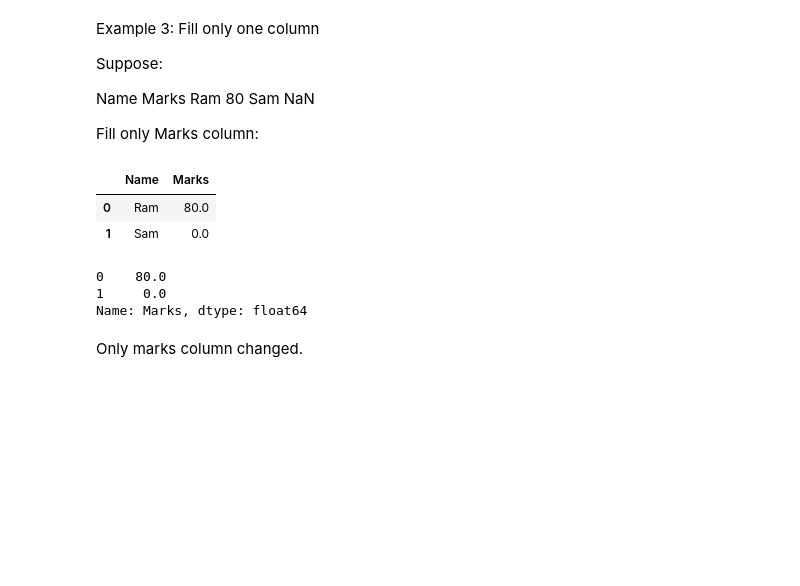
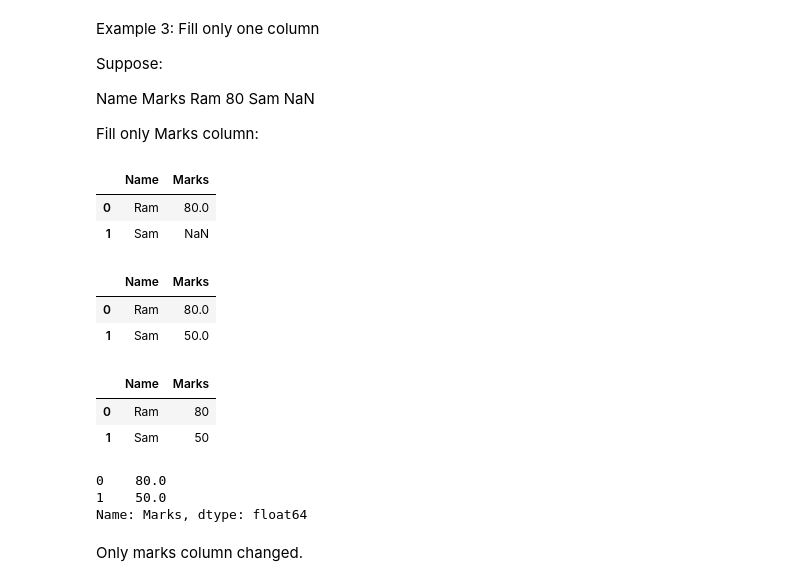
Before and after one commit to narendra-analyst/Pandas, a Jupyter notebook: Introduction to Pandas.ipynb, the cells around one changed output. Drawn from its saved outputs; the diff is of its cells as text; code cells hidden in the pictures; blank space fills up the shorter version.

```diff
--- a/Introduction to Pandas.ipynb
+++ b/Introduction to Pandas.ipynb
@@ -311,22 +333,36 @@ Fill only Marks column:
 # %%
 data = {
     "Name": ["Ram", "Sam"],
-    "Marks": [80, None]
+    "Marks": [80, np.nan]
 }
 
 df = pd.DataFrame(data)
 
-df.fillna(0)
+df
 # %% [output]
 |  | Name | Marks |
 | 0 | Ram | 80.0 |
-| 1 | Sam | 0.0 |
+| 1 | Sam | NaN |
 # %%
-df["Marks"].fillna(0)
+df['Marks']=df["Marks"].fillna(50)
+df
 # %% [output]
-0    80.0
-1     0.0
-Name: Marks, dtype: float64
+|  | Name | Marks |
+| 0 | Ram | 80.0 |
+| 1 | Sam | 50.0 |
+# %%
+df['Marks']=df['Marks'].astype(int)
+df
+# %% [output]
+|  | Name | Marks |
+| 0 | Ram | 80 |
+| 1 | Sam | 50 |
+# %%
+pd.to_numeric(df['Marks'],errors = 'coerce')
+# %% [output]
+0    80.0
+1    50.0
+Name: Marks, dtype: float64
 # %% [markdown]
 Only marks column changed.
 # %% [markdown]
```
Also changed, not shown: parts of 6 cells of this notebook.
